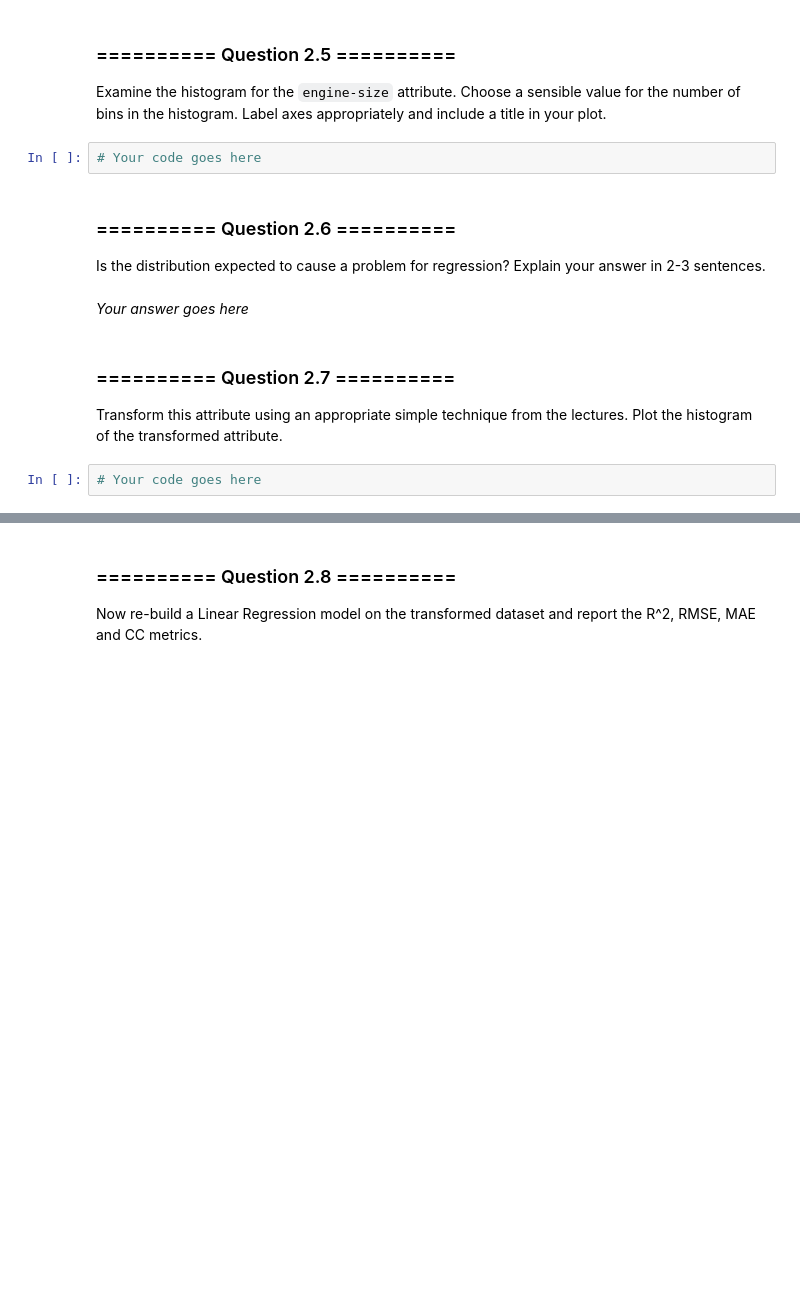
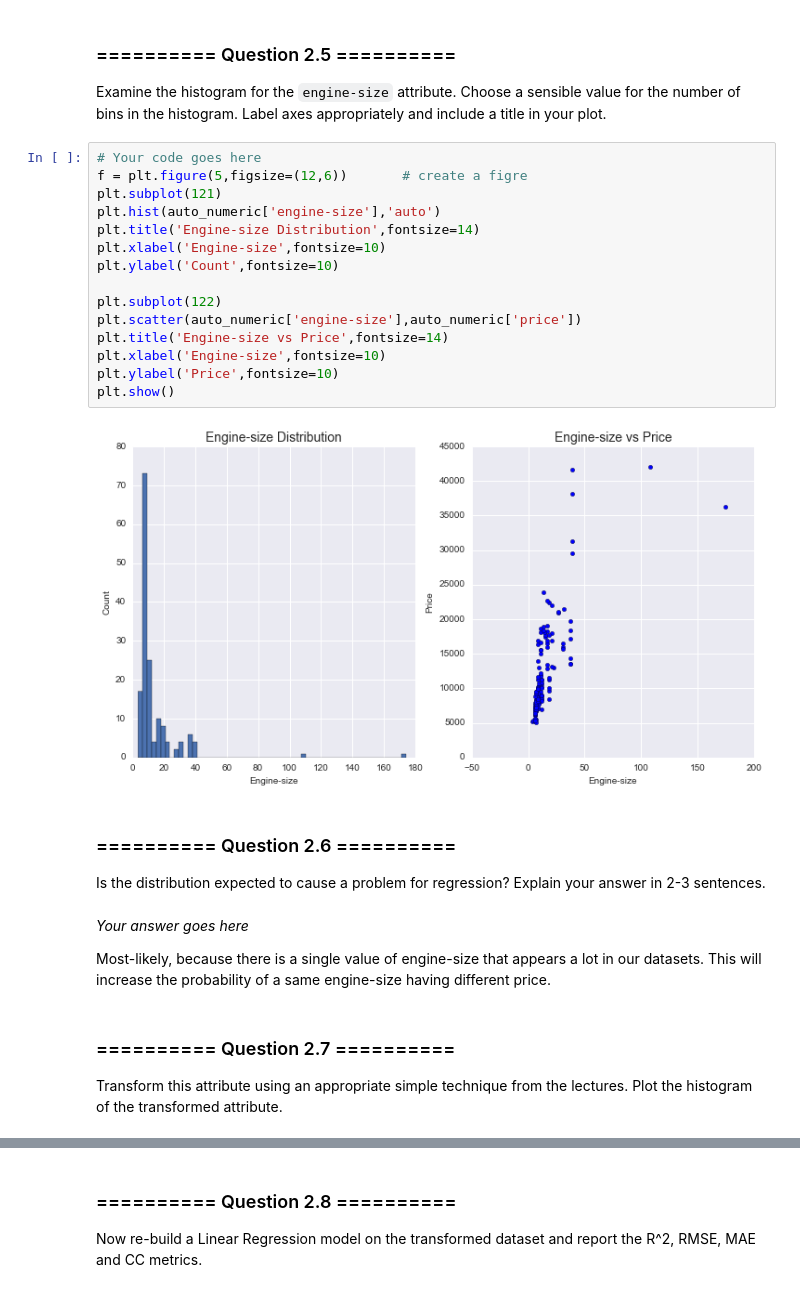
Before and after one commit to richardharmadi/iaml, a Jupyter notebook: 05_Assignment_2.ipynb, the cells around one changed output, grey strips where cells are left out. Drawn from its saved outputs; the diff is of its cells as text; blank space fills up the shorter version.

```diff
--- a/05_Assignment_2.ipynb
+++ b/05_Assignment_2.ipynb
@@ -496,15 +542,30 @@ Display the Root Mean Squared Error (RMSE), Mean Absolute Error (MAE) and Correl
 # %% [markdown]
 ### ========== Question 2.5 ==========
 Examine the histogram for the `engine-size` attribute. Choose a sensible value for the number of bins in the histogram. Label axes appropriately and include a title in your plot.
-# %%
-# Your code goes here
+# %%
+# Your code goes here
+f = plt.figure(5,figsize=(12,6))       # create a figre
+plt.subplot(121)
+plt.hist(auto_numeric['engine-size'],'auto')
+plt.title('Engine-size Distribution',fontsize=14)
+plt.xlabel('Engine-size',fontsize=10)
+plt.ylabel('Count',fontsize=10)
+
+plt.subplot(122)
+plt.scatter(auto_numeric['engine-size'],auto_numeric['price'])
+plt.title('Engine-size vs Price',fontsize=14)
+plt.xlabel('Engine-size',fontsize=10)
+plt.ylabel('Price',fontsize=10)
+plt.show()
+# %% [output]
+[figure, added]
 # %% [markdown]
 ### ========== Question 2.6 ==========
 Is the distribution expected to cause a problem for regression? Explain your answer in 2-3 sentences.
-# %% [markdown]
-*Your answer goes here*
+# %% [markdown]
+*Your answer goes here*
+
+Most-likely, because there is a single value of engine-size that appears a lot in our datasets. This will increase the probability of a same engine-size having different price.
 # %% [markdown]
 ### ========== Question 2.7 ==========
 Transform this attribute using an appropriate simple technique from the lectures. Plot the histogram of the transformed attribute.
-# %%
-# Your code goes here
```
Also changed, not shown: parts of 24 cells of this notebook, 1 other file.
